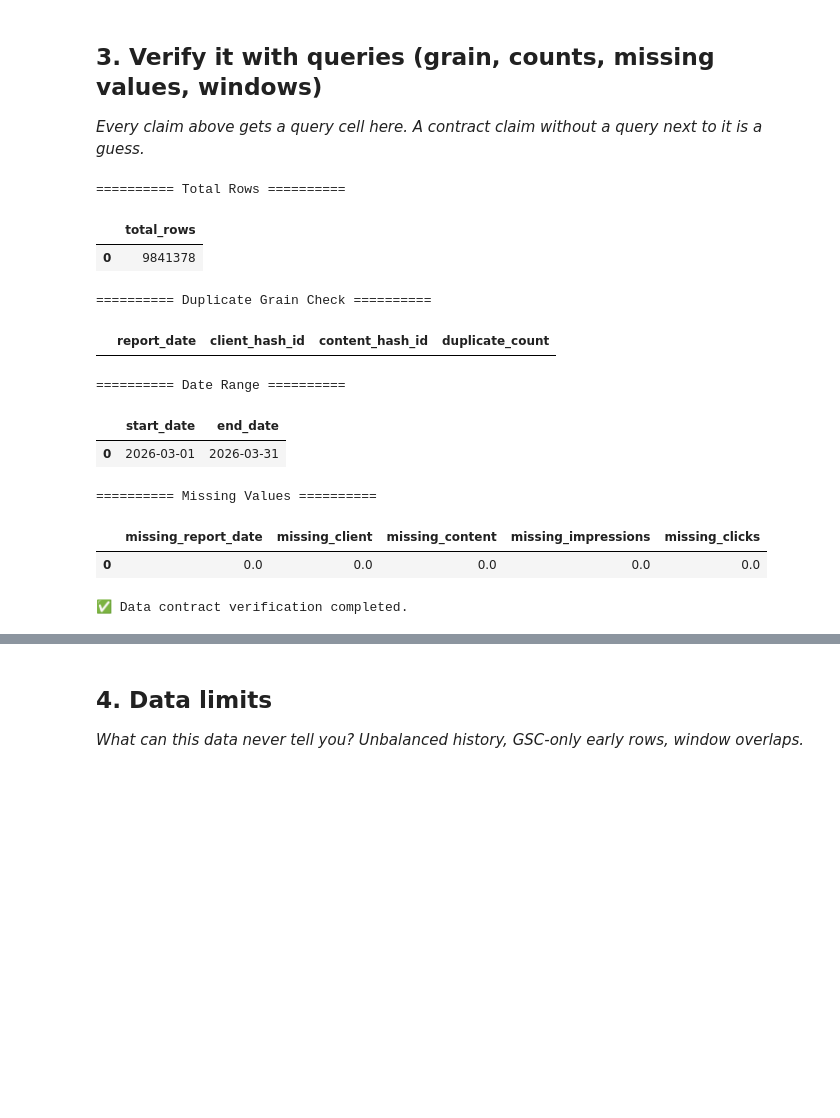
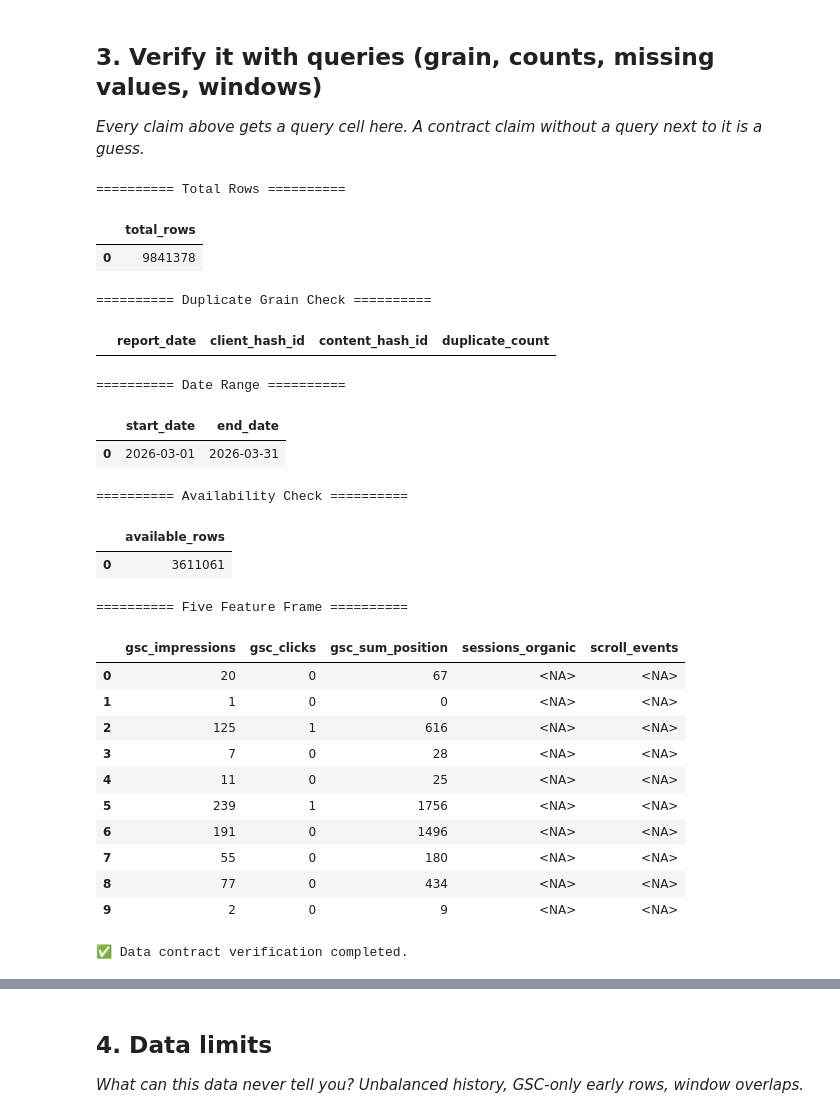
Before and after one commit to farida596/flyrank-ml-internship, a Jupyter notebook: work/notebooks/w03_data_contract.ipynb, the cells around one changed output, grey strips where cells are left out. Saved outputs shown, nothing was run; the diff lists cells and outputs as text; code cells hidden in the pictures; blank space fills up the shorter version.

```diff
--- a/work/notebooks/w03_data_contract.ipynb
+++ b/work/notebooks/w03_data_contract.ipynb
@@ -208,42 +208,67 @@ display(
 print("========== Date Range ==========")
 
 display(
     con.sql(f"""
     SELECT
         MIN(report_date) AS start_date,
         MAX(report_date) AS end_date
     FROM read_parquet('{DATA_PATH}')
     """).df()
 )
-
 # ------------------------------------------------------------
-# 4. Check missing values in important columns
+# 4. Availability Check
 # ------------------------------------------------------------
-print("========== Missing Values ==========")
+print("========== Availability Check ==========")
 
 display(
     con.sql(f"""
     SELECT
-        SUM(CASE WHEN report_date IS NULL THEN 1 ELSE 0 END) AS missing_report_date,
-        SUM(CASE WHEN client_hash_id IS NULL THEN 1 ELSE 0 END) AS missing_client,
-        SUM(CASE WHEN content_hash_id IS NULL THEN 1 ELSE 0 END) AS missing_content,
-        SUM(CASE WHEN gsc_impressions IS NULL THEN 1 ELSE 0 END) AS missing_impressions,
-        SUM(CASE WHEN gsc_clicks IS NULL THEN 1 ELSE 0 END) AS missing_clicks
+        COUNT(*) AS available_rows
     FROM read_parquet('{DATA_PATH}')
+    WHERE gsc_data_available IS TRUE
     """).df()
 )
+# ------------------------------------------------------------
+# 5. Five Feature Frame
+# ------------------------------------------------------------
+print("========== Five Feature Frame ==========")
+
+feature_df = con.sql(f"""
+SELECT
+    gsc_impressions,
+    gsc_clicks,
+    gsc_sum_position,
+    sessions_organic,
+    scroll_events
+FROM read_parquet('{DATA_PATH}')
+LIMIT 10
+""").df()
+
+display(feature_df)
 
 print("✅ Data contract verification completed.")
 # %% [output]
 ========== Total Rows ==========
 |  | total_rows |
 | 0 | 9841378 |
 ========== Duplicate Grain Check ==========
 |  | report_date | client_hash_id | content_hash_id | duplicate_count |
 ========== Date Range ==========
 |  | start_date | end_date |
 | 0 | 2026-03-01 | 2026-03-31 |
-========== Missing Values ==========
+========== Availability Check ==========
-|  | missing_report_date | missing_client | missing_content | missing_impressions | missing_clicks |
-| 0 | 0.0 | 0.0 | 0.0 | 0.0 | 0.0 |
+|  | available_rows |
+| 0 | 3611061 |
-✅ Data contract verification completed.
+========== Five Feature Frame ==========
+|  | gsc_impressions | gsc_clicks | gsc_sum_position | sessions_organic | scroll_events |
+| 0 | 20 | 0 | 67 | <NA> | <NA> |
+| 1 | 1 | 0 | 0 | <NA> | <NA> |
+| 2 | 125 | 1 | 616 | <NA> | <NA> |
+| 3 | 7 | 0 | 28 | <NA> | <NA> |
+| 4 | 11 | 0 | 25 | <NA> | <NA> |
+| 5 | 239 | 1 | 1756 | <NA> | <NA> |
+| 6 | 191 | 0 | 1496 | <NA> | <NA> |
+| 7 | 55 | 0 | 180 | <NA> | <NA> |
+| 8 | 77 | 0 | 434 | <NA> | <NA> |
+| 9 | 2 | 0 | 9 | <NA> | <NA> |
+✅ Data contract verification completed.
```
Also changed, not shown: parts of 1 cell of this notebook.
